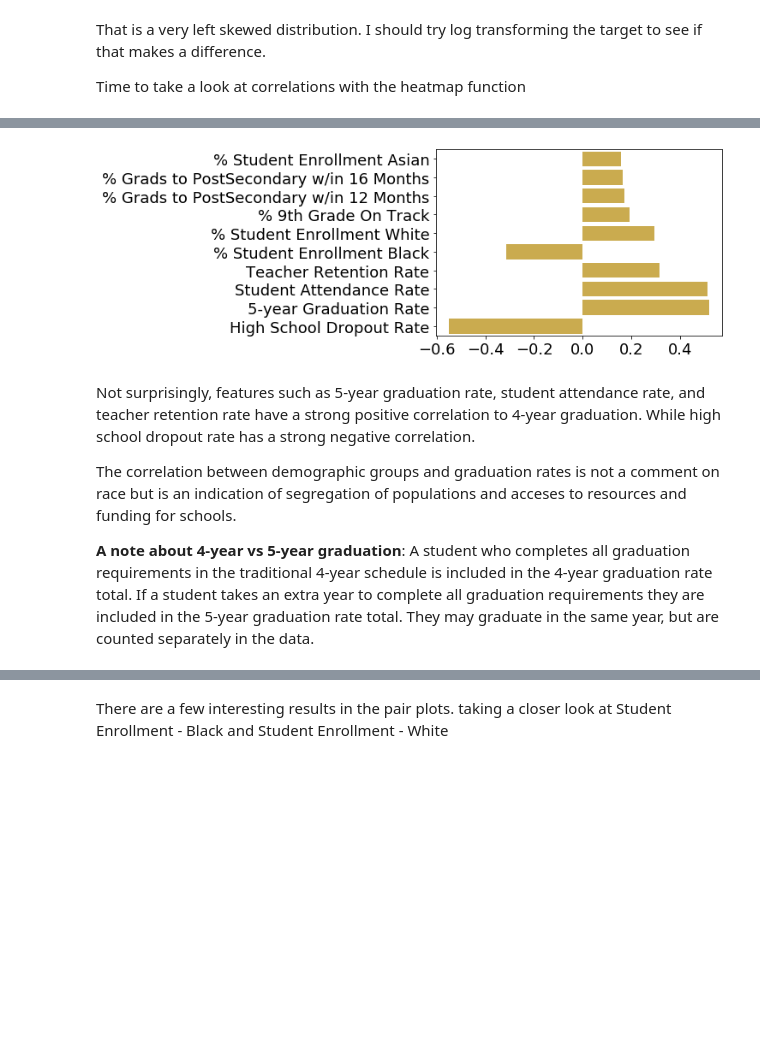
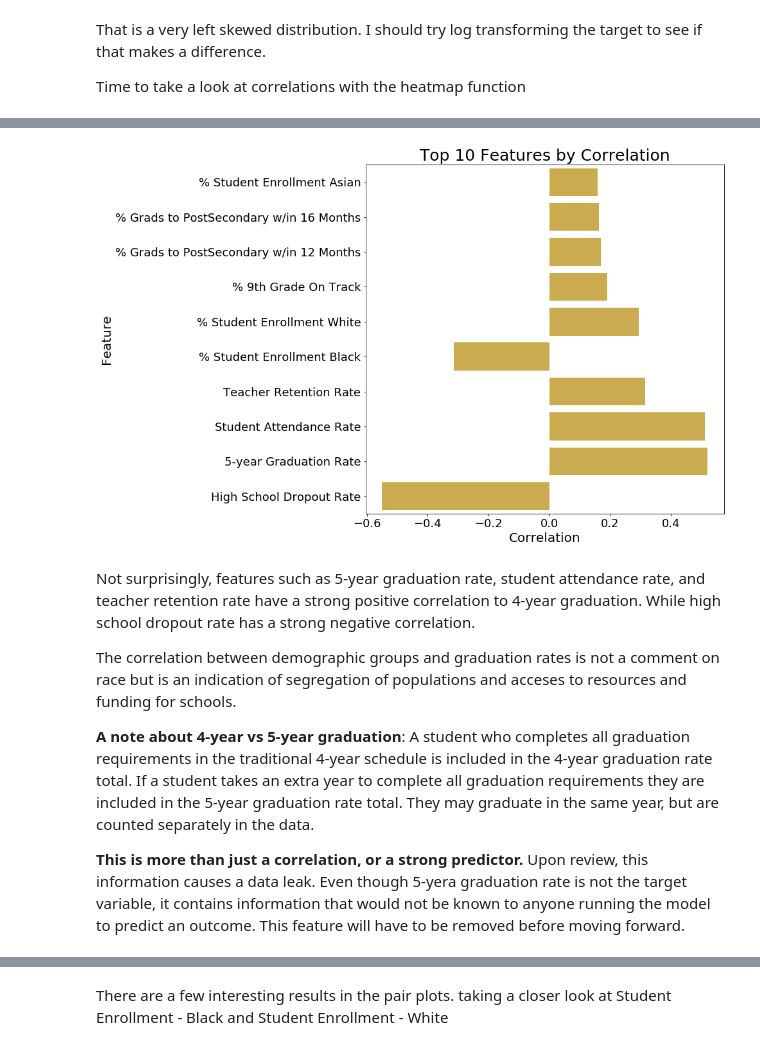
Before and after one commit to dannmorr/predicting-ibse-graduation-rate, a Jupyter notebook: notebooks/exploratory/01_cleaning_and_compiling.ipynb, the cells around one changed output, grey strips where cells are left out. Cells and saved outputs as stored; diff of their text form; code cells hidden in the pictures; blank space fills up the shorter version.

```diff
--- a/notebooks/exploratory/01_cleaning_and_compiling.ipynb
+++ b/notebooks/exploratory/01_cleaning_and_compiling.ipynb
@@ -1142,19 +1139,21 @@ top_feats = ['% Student Enrollment Asian', '% Grads to PostSecondary w/in 16 Mon
 # %%
 # Barplot with horizontal line at 0
 plot = sns.barplot(top_corrs, top_feats, orient='h', color='#deb53a')
 
 # Set title and labels
-#plot.set_title('Top 10 Features by Correlation')
-#plot.set_xlabel('Correlation')
-#plot.set_ylabel('Feature');
+plot.set_title('Top 10 Features by Correlation')
+plot.set_xlabel('Correlation')
+plot.set_ylabel('Feature');
 # %% [output]
-[figure, old version]
+[figure, new version]
 # %% [markdown]
 Not surprisingly, features such as 5-year graduation rate, student attendance rate, and teacher retention rate have a strong positive correlation to 4-year graduation. While high school dropout rate has a strong negative correlation.
 
 The correlation between demographic groups and graduation rates is not a comment on race but is an indication of segregation of populations and acceses to resources and funding for schools.
 
 **A note about 4-year vs 5-year graduation**: A student who completes all graduation requirements in the traditional 4-year schedule is included in the 4-year graduation rate total. If a student takes an extra year to complete all graduation requirements they are included in the 5-year graduation rate total. They may graduate in the same year, but are counted separately in the data.
+
+**This is more than just a correlation, or a strong predictor.** Upon review, this information causes a data leak. Even though 5-yera graduation rate is not the target variable, it contains information that would not be known to anyone running the model to predict an outcome. This feature will have to be removed before moving forward.
 # %%
 top_10 = train_set[['high_school_4_year_graduation_rate_total','high_school_dropout_rate_total', 'high_school_5_year_graduation_rate_total',
                     'student_attendance_rate', 'teacher_retention_rate', 'percent_student_enrollment_black_or_african_american',
```
Also changed, not shown: parts of 16 cells of this notebook, 11 other files.
